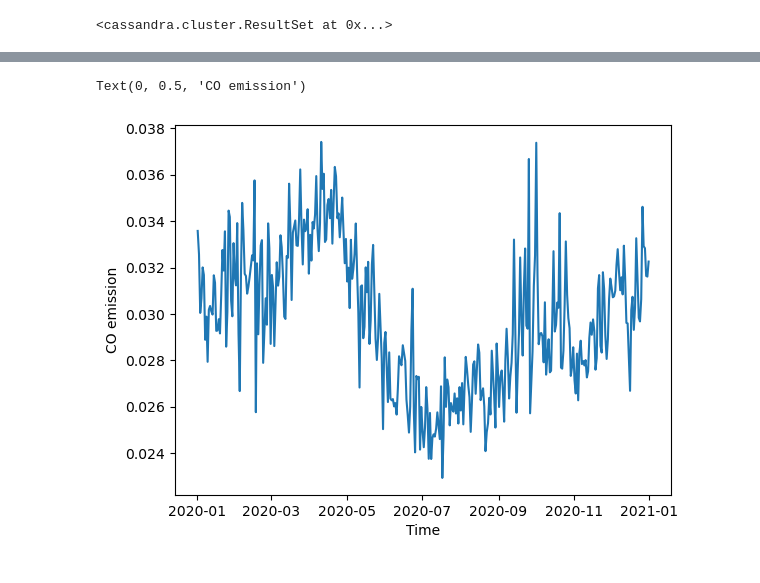
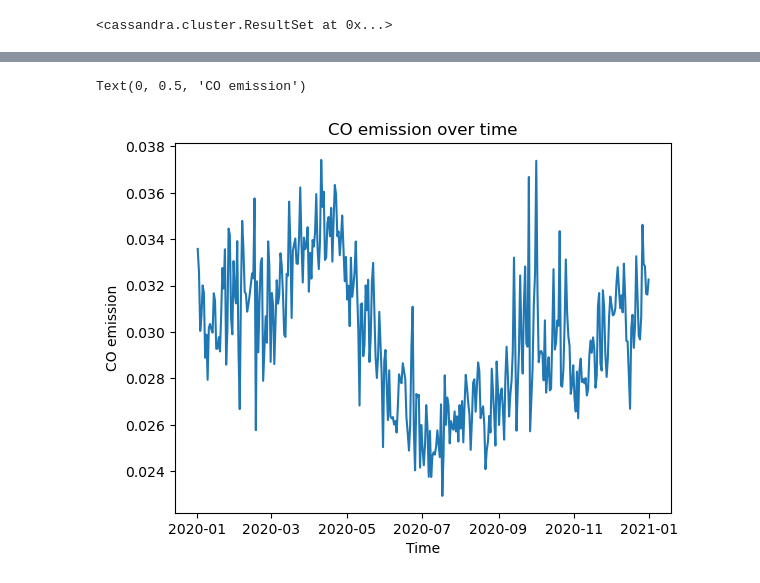
Before and after one commit to SunnyTrashpanda/BIGDA-Covid19-CO2, a Jupyter notebook: main.ipynb, the cells around one changed output, grey strips where cells are left out. Drawn from its saved outputs; the diff is of its cells as text; code cells hidden in the pictures.

```diff
--- a/main.ipynb
+++ b/main.ipynb
@@ -168,7 +144,8 @@ co_data
 # %%
 plt.plot(co_data["start_time"], co_data['avg_emission'])
+plt.title('CO emission over time')
 plt.xlabel('Time')
 plt.ylabel('CO emission')
 # %% [output]
 Text(0, 0.5, 'CO emission')
-[figure, old version]
+[figure, new version]
```
Also changed, not shown: parts of 20 cells of this notebook.
